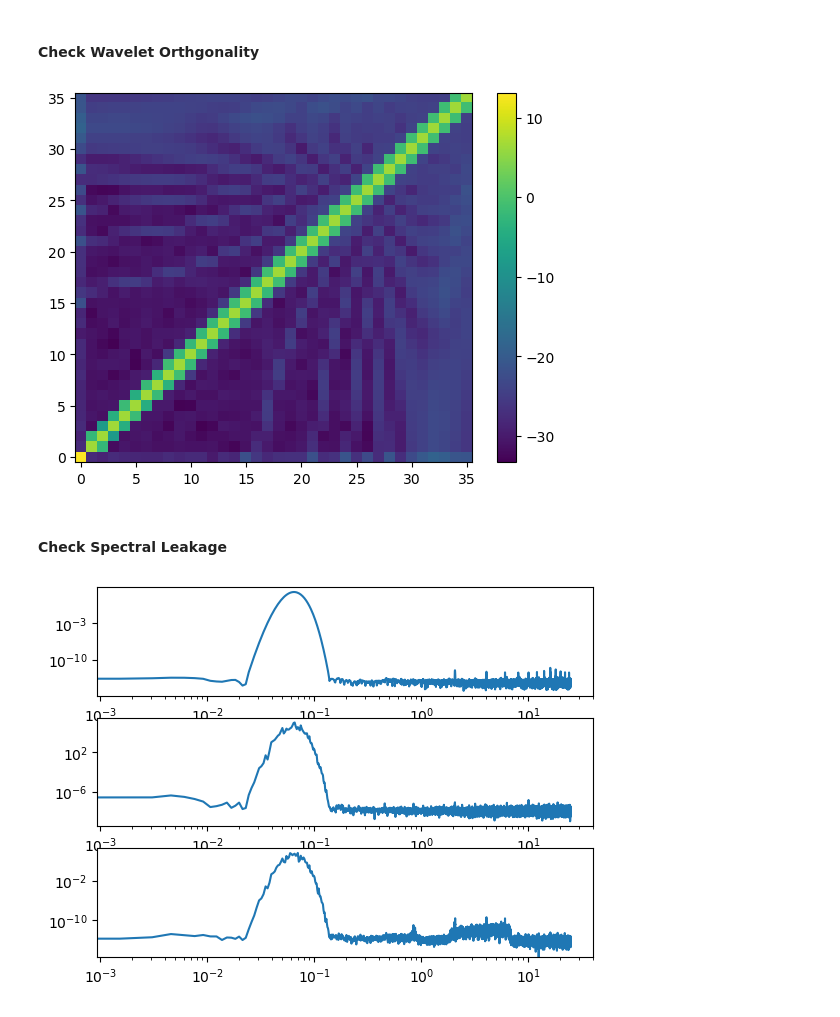
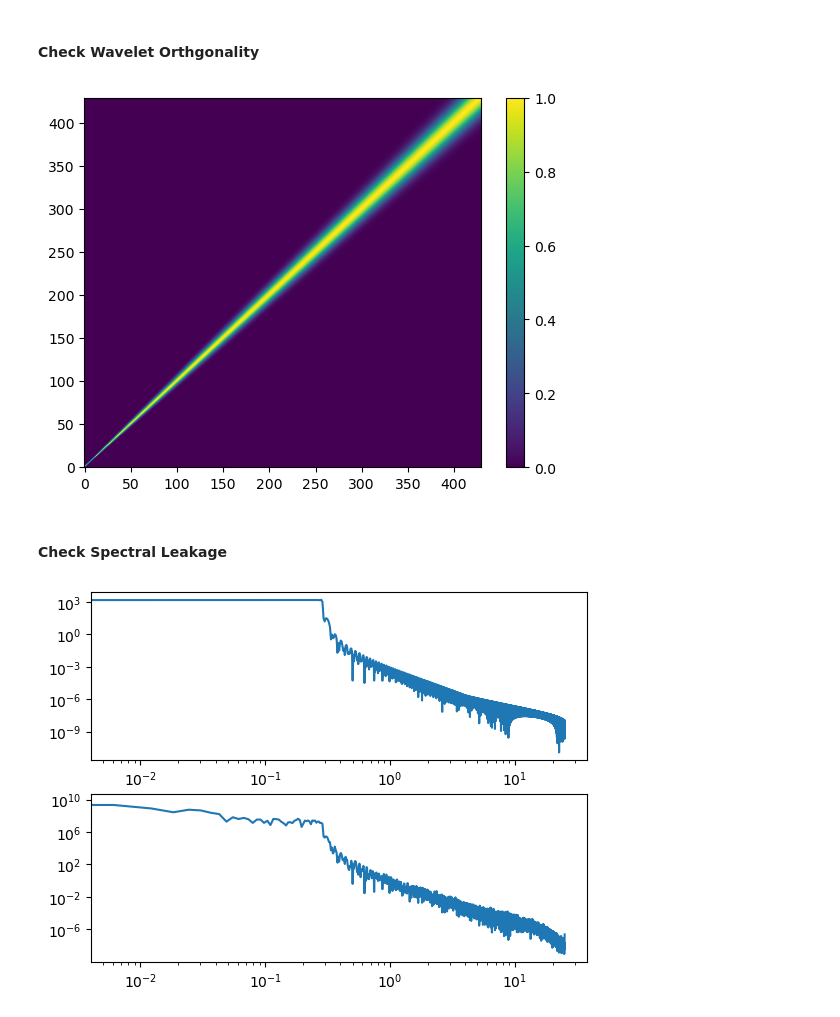
Before and after one commit to aphoffmann/InvertibleWavelets, a Jupyter notebook: ExampleUsage.ipynb, the cells around one changed output. Cells and saved outputs as stored; diff of their text form; code cells hidden in the pictures.

```diff
--- a/ExampleUsage.ipynb
+++ b/ExampleUsage.ipynb
@@ -22,10 +21,10 @@ t = np.arange(num_samples) / sample_rate    # time array
 transform = Transform(
     data=data,
     fs = sample_rate,
-    wavelet=Cauchy(2000),
+    wavelet=Morlet(1,10),
     pad_method='symmetric', # Padding method for the convolution calls np.pad. Set to None if no padding
-    q = 4*4.907306434023998,
-    Mc = 1
+    Mc = 1,
 )
+#transform.enforce_orthagonality()
 # %%
 fig, ax = plt.subplots(1,1)
@@ -86,25 +72,23 @@ transform.power_scalogram(coefficients)
 # %%
 w_time = np.fft.ifft(transform.Wfreq, axis=-1)
 delta_kl = w_time.conj() @ w_time.T
-plt.imshow(np.log(np.abs(delta_kl)), aspect='auto', origin='lower')
+delta_kl = delta_kl / np.max(delta_kl, axis=1)[:, np.newaxis]
+plt.imshow(np.abs(delta_kl), aspect='auto', origin='lower')
 cbar = plt.colorbar()
 # %% [output]
-[figure, old version]
+[figure, new version]
 # %% [markdown]
 #### Check Spectral Leakage
 # %%
-fig, ax = plt.subplots(3,1)
-i = 1
+fig, ax = plt.subplots(2,1)
+i = 0
 N = coefficients.shape[-1]
 freqs = np.fft.fftfreq(N, d=1/sample_rate)
 ax[0].plot(freqs[:N//2], np.abs(transform.Wfreq[i][:N//2]))
 ax[1].plot(freqs[:N//2], np.abs(np.fft.fft(coefficients, axis=1))[i][:N//2])
-ax[2].plot(freqs[:N//2], np.abs(np.fft.fft(coeff_res, axis=1))[i][:N//2])
 ax[0].set_yscale('log')
 ax[1].set_yscale('log')
-ax[2].set_yscale('log')
 ax[0].set_xscale('log')
 ax[1].set_xscale('log')
-ax[2].set_xscale('log')
 # %% [output]
-[figure, old version]
+[figure, new version]
```
Also changed, not shown: parts of 10 cells of this notebook, 3 other files.
